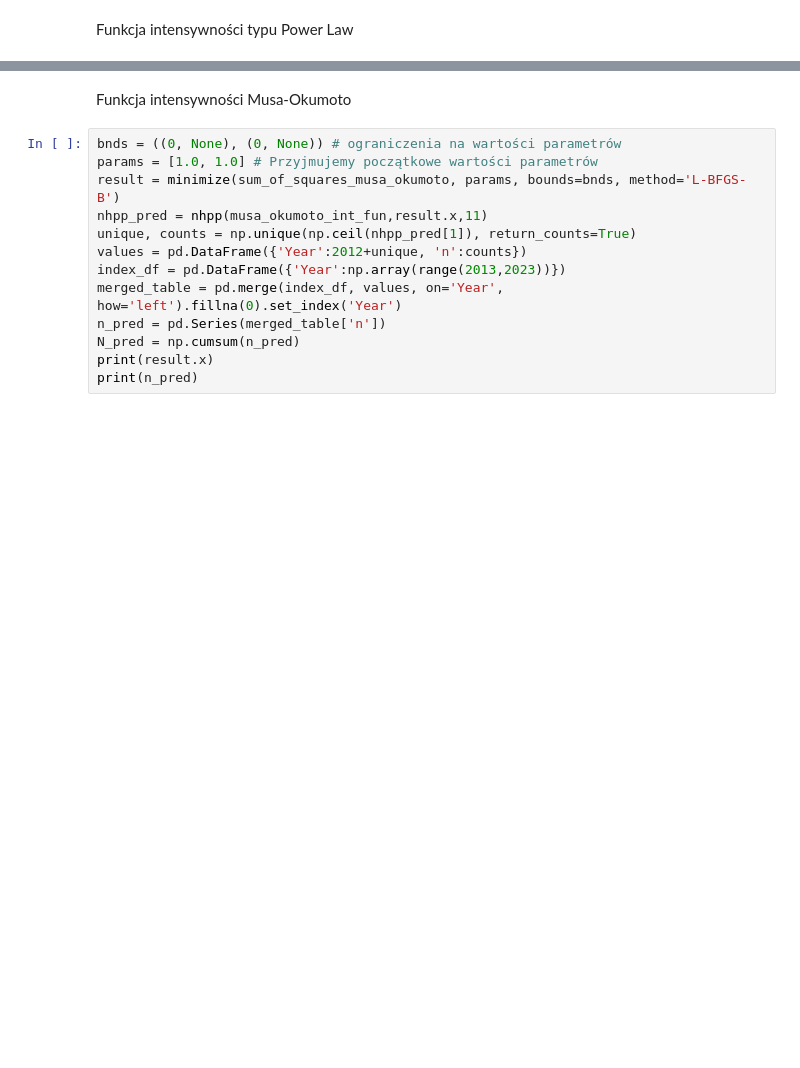
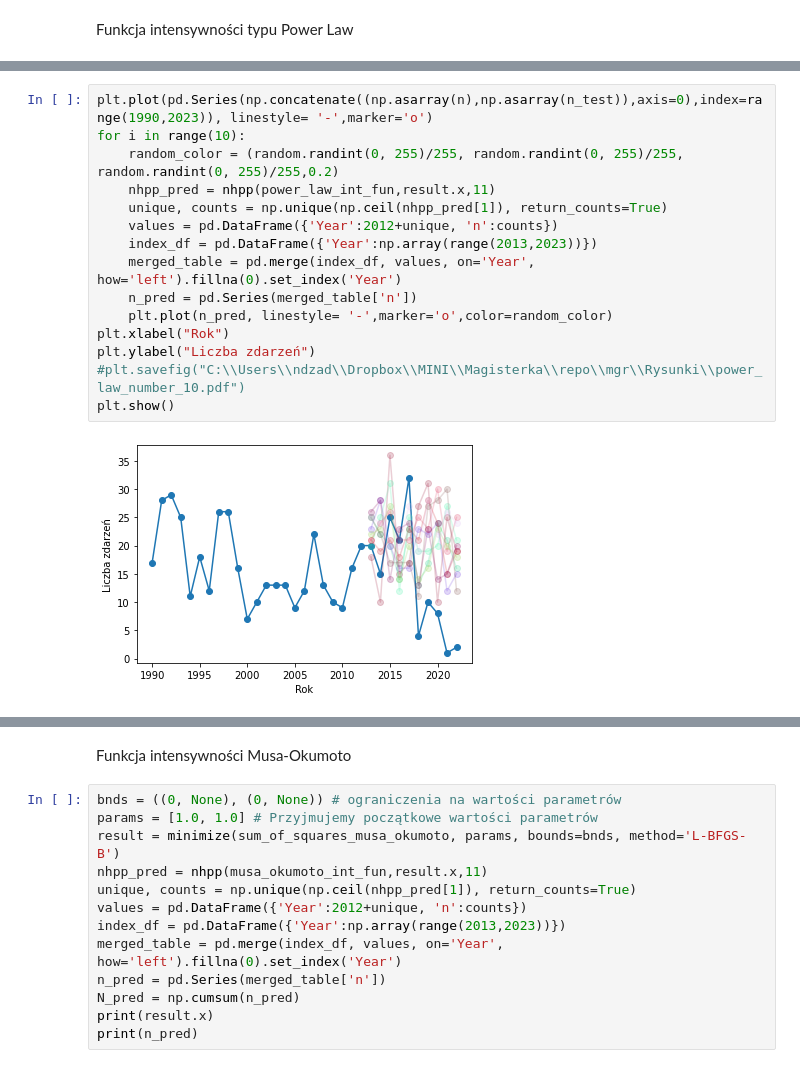
Before and after one commit to ndzadz/mgr, a Jupyter notebook: Symulacje.ipynb, the cells around one changed output, grey strips where cells are left out. Saved outputs shown, nothing was run; the diff lists cells and outputs as text; blank space fills up the shorter version.

```diff
--- a/Symulacje.ipynb
+++ b/Symulacje.ipynb
@@ -178,0 +225,17 @@ Funkcja intensywności typu Power Law
+# %%
+plt.plot(pd.Series(np.concatenate((np.asarray(n),np.asarray(n_test)),axis=0),index=range(1990,2023)), linestyle= '-',marker='o')
+for i in range(10):
+    random_color = (random.randint(0, 255)/255, random.randint(0, 255)/255, random.randint(0, 255)/255,0.2)
+    nhpp_pred = nhpp(power_law_int_fun,result.x,11)
+    unique, counts = np.unique(np.ceil(nhpp_pred[1]), return_counts=True)
+    values = pd.DataFrame({'Year':2012+unique, 'n':counts})
+    index_df = pd.DataFrame({'Year':np.array(range(2013,2023))})
+    merged_table = pd.merge(index_df, values, on='Year', how='left').fillna(0).set_index('Year')
+    n_pred = pd.Series(merged_table['n'])
+    plt.plot(n_pred, linestyle= '-',marker='o',color=random_color)
+plt.xlabel("Rok")
+plt.ylabel("Liczba zdarzeń")
+#plt.savefig("C:\\Users\\ndzad\\Dropbox\\MINI\\Magisterka\\repo\\mgr\\Rysunki\\power_law_number_10.pdf")
+plt.show()
+# %% [output]
+[figure, added]
```
Also changed, not shown: parts of 33 cells of this notebook, 16 other files.
